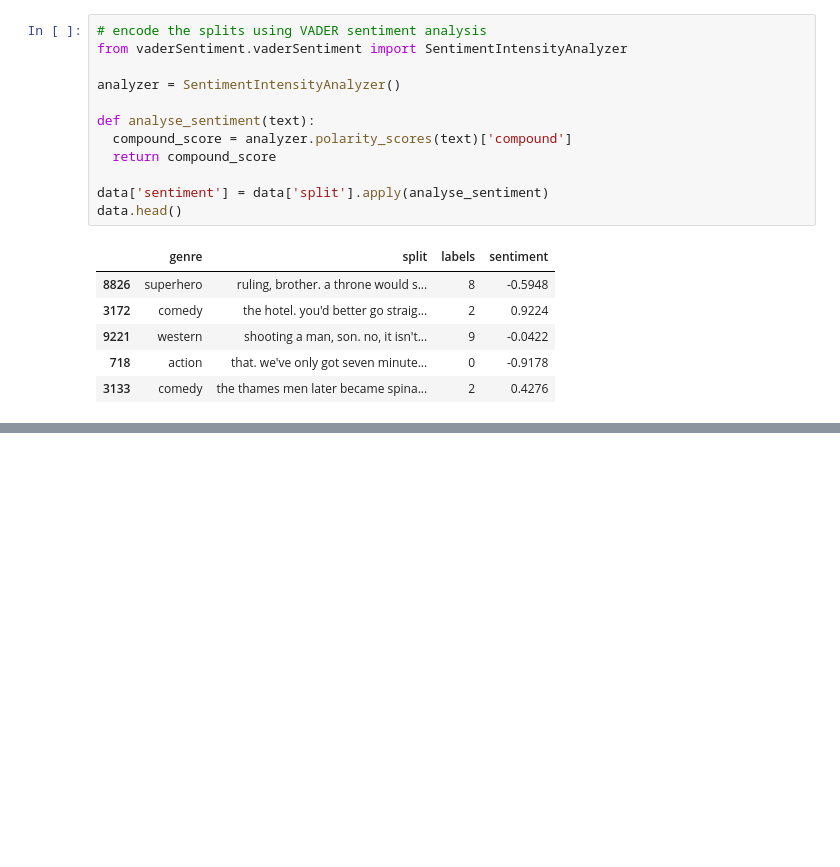
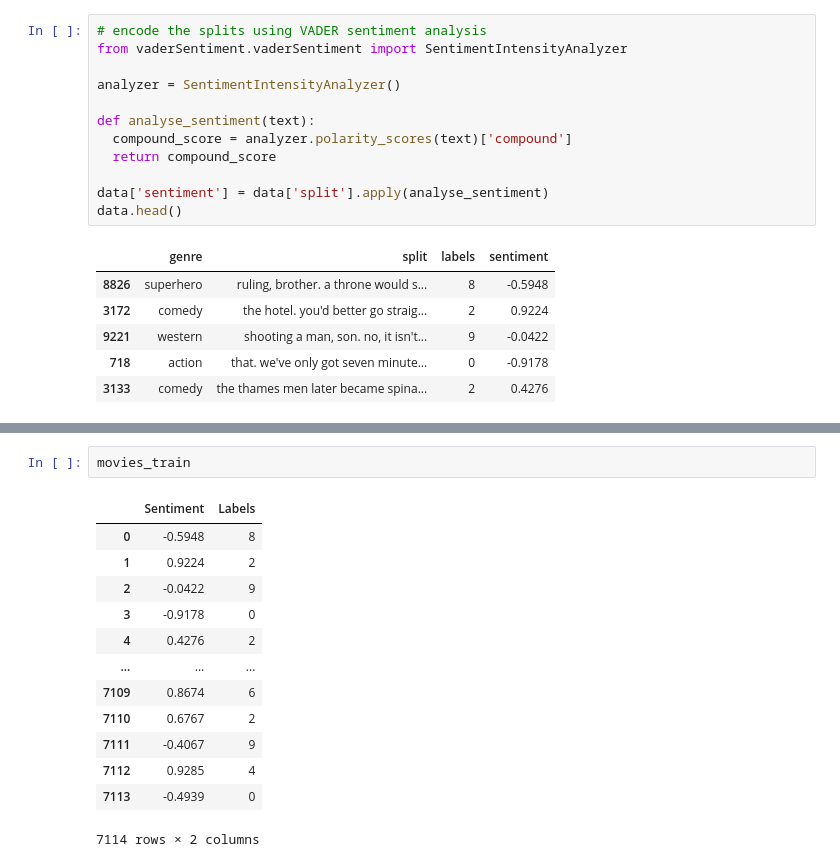
Before and after one commit to tiost100/Movie-Genre-Recognition, a Jupyter notebook: sentiment_classifier.ipynb, the cells around one changed output, grey strips where cells are left out. Saved outputs shown, nothing was run; the diff lists cells and outputs as text; blank space fills up the shorter version.

```diff
--- a/sentiment_classifier.ipynb
+++ b/sentiment_classifier.ipynb
@@ -653,0 +238,16 @@ RuntimeError: ignored
+# %%
+movies_train
+# %% [output]
+|  | Sentiment | Labels |
+| 0 | -0.5948 | 8 |
+| 1 | 0.9224 | 2 |
+| 2 | -0.0422 | 9 |
+| 3 | -0.9178 | 0 |
+| 4 | 0.4276 | 2 |
+| ... | ... | ... |
+| 7109 | 0.8674 | 6 |
+| 7110 | 0.6767 | 2 |
+| 7111 | -0.4067 | 9 |
+| 7112 | 0.9285 | 4 |
+| 7113 | -0.4939 | 0 |
+7114 rows × 2 columns
```
Also changed, not shown: parts of 60 cells of this notebook.
